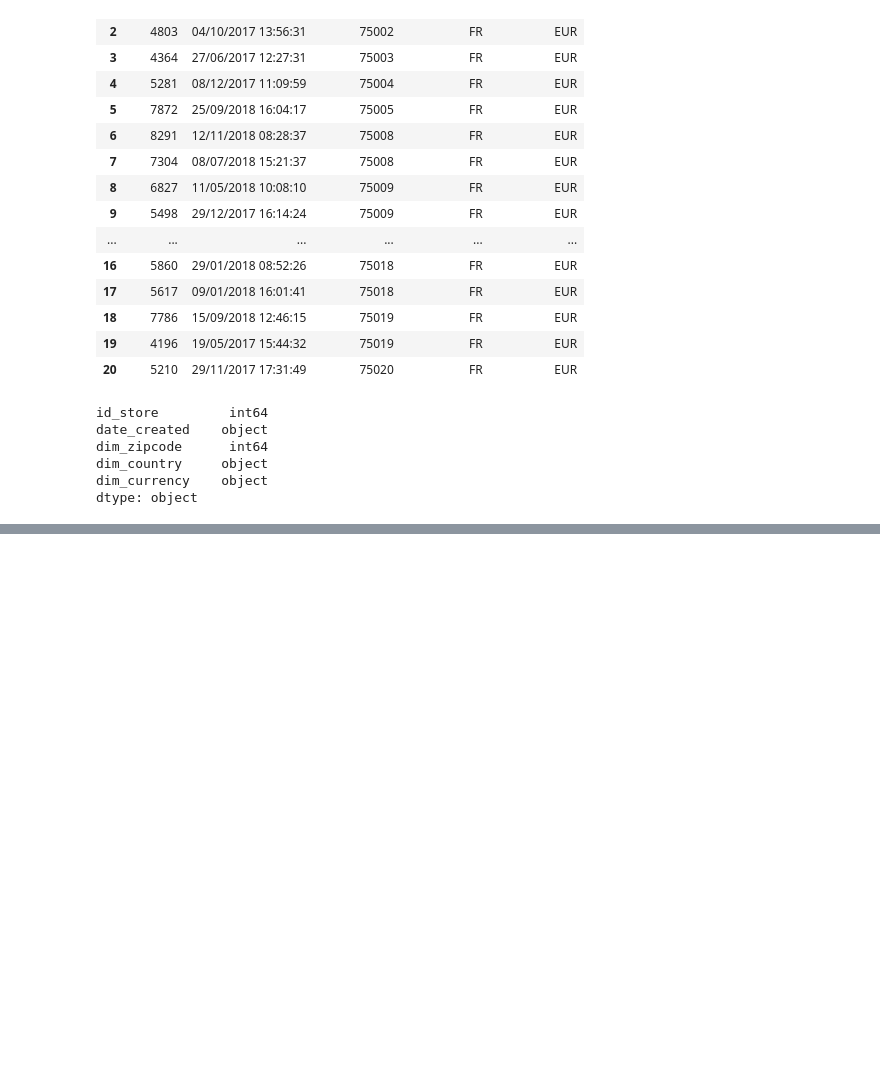
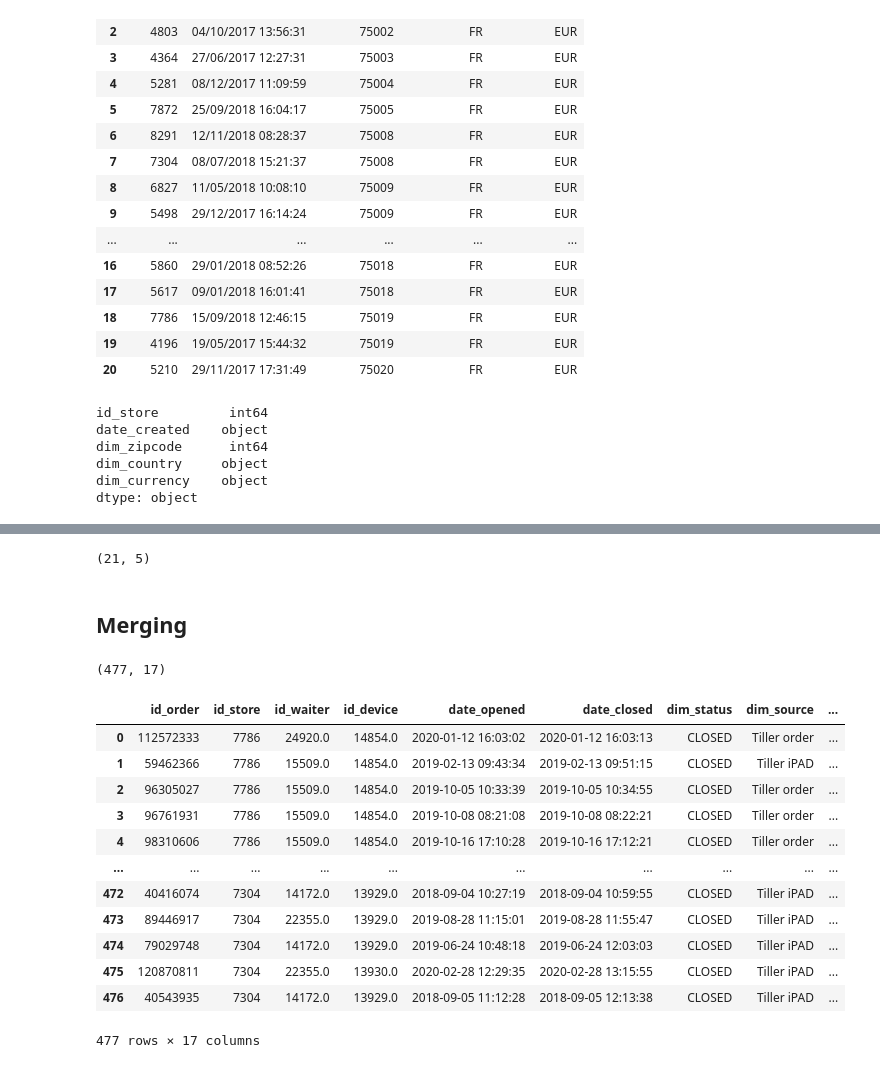
Before and after one commit to usamaqureshi27/Tiller-by-Sumup, a Jupyter notebook: data_cleaning.ipynb, the cells around one changed output, grey strips where cells are left out. Cells and saved outputs as stored; diff of their text form; code cells hidden in the pictures; blank space fills up the shorter version.

```diff
--- a/data_cleaning.ipynb
+++ b/data_cleaning.ipynb
@@ -498,6 +743,8 @@ dtype: object
 store['id_store'] = store['id_store'].astype(str)
 # %%
 store['date_created'] = pd.to_datetime(store['date_created'], format= "%d/%m/%Y %H:%M:%S")
+# %%
+store.rename(columns={'date_created' : 'store_date_created'}, inplace=True)
 # %%
 # Total number of missing values
 store.isnull().sum()
@@ -510,3 +757,7 @@ dim_currency    0
 dtype: int64
+# %%
+store.shape
+# %% [output]
+(21, 5)
 # %%
 # Exporting the paymentSet to csv
@@ -513,0 +765,24 @@ store.to_csv('store_data.csv', index=False)
+# %% [markdown]
+## Merging
+# %%
+merged_order_store = pd.merge(order_data, store, left_on= 'id_store' , right_on= 'id_store' , how = 'inner')
+# %%
+merged_order_store.shape
+# %% [output]
+(477, 17)
+# %%
+merged_order_store
+# %% [output]
+|  | id_order | id_store | id_waiter | id_device | date_opened | date_closed | dim_status | dim_source | ... |
+| 0 | 112572333 | 7786 | 24920.0 | 14854.0 | 2020-01-12 16:03:02 | 2020-01-12 16:03:13 | CLOSED | Tiller order | ... |
+| 1 | 59462366 | 7786 | 15509.0 | 14854.0 | 2019-02-13 09:43:34 | 2019-02-13 09:51:15 | CLOSED | Tiller iPAD | ... |
+| 2 | 96305027 | 7786 | 15509.0 | 14854.0 | 2019-10-05 10:33:39 | 2019-10-05 10:34:55 | CLOSED | Tiller order | ... |
+| 3 | 96761931 | 7786 | 15509.0 | 14854.0 | 2019-10-08 08:21:08 | 2019-10-08 08:22:21 | CLOSED | Tiller order | ... |
+| 4 | 98310606 | 7786 | 15509.0 | 14854.0 | 2019-10-16 17:10:28 | 2019-10-16 17:12:21 | CLOSED | Tiller order | ... |
+| ... | ... | ... | ... | ... | ... | ... | ... | ... | ... |
+| 472 | 40416074 | 7304 | 14172.0 | 13929.0 | 2018-09-04 10:27:19 | 2018-09-04 10:59:55 | CLOSED | Tiller iPAD | ... |
+| 473 | 89446917 | 7304 | 22355.0 | 13929.0 | 2019-08-28 11:15:01 | 2019-08-28 11:55:47 | CLOSED | Tiller iPAD | ... |
+| 474 | 79029748 | 7304 | 14172.0 | 13929.0 | 2019-06-24 10:48:18 | 2019-06-24 12:03:03 | CLOSED | Tiller iPAD | ... |
+| 475 | 120870811 | 7304 | 22355.0 | 13930.0 | 2020-02-28 12:29:35 | 2020-02-28 13:15:55 | CLOSED | Tiller iPAD | ... |
+| 476 | 40543935 | 7304 | 14172.0 | 13929.0 | 2018-09-05 11:12:28 | 2018-09-05 12:13:38 | CLOSED | Tiller iPAD | ... |
+477 rows × 17 columns
```
Also changed, not shown: parts of 29 cells of this notebook, 6 other files.
